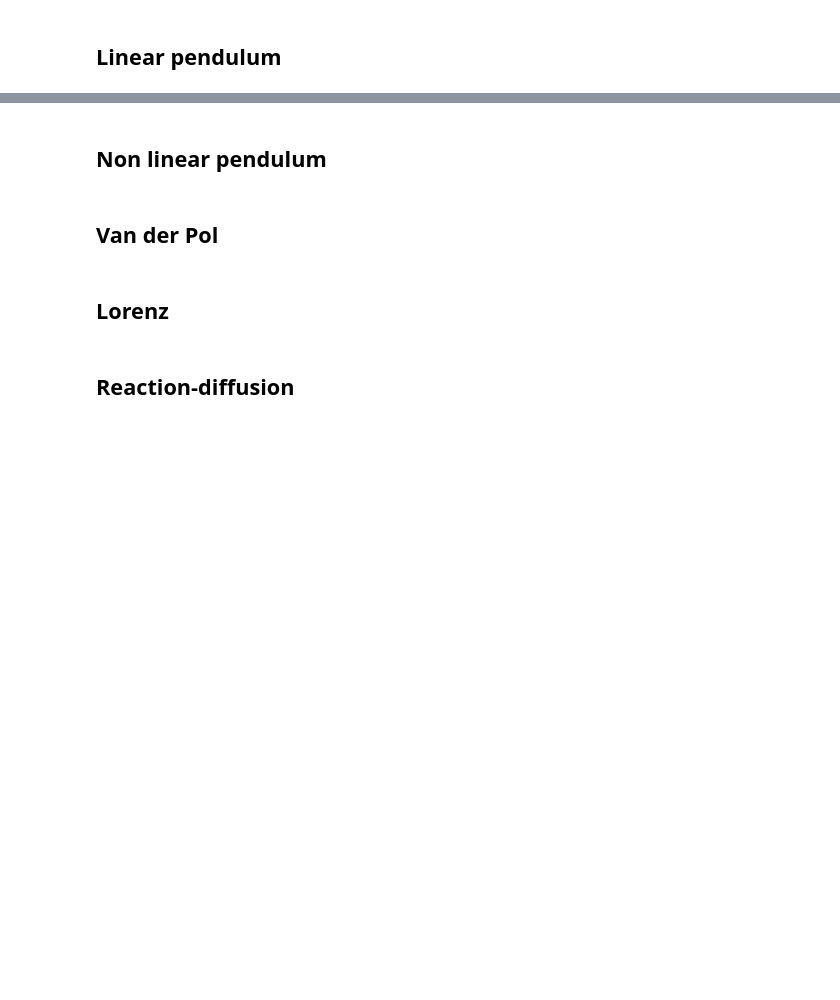
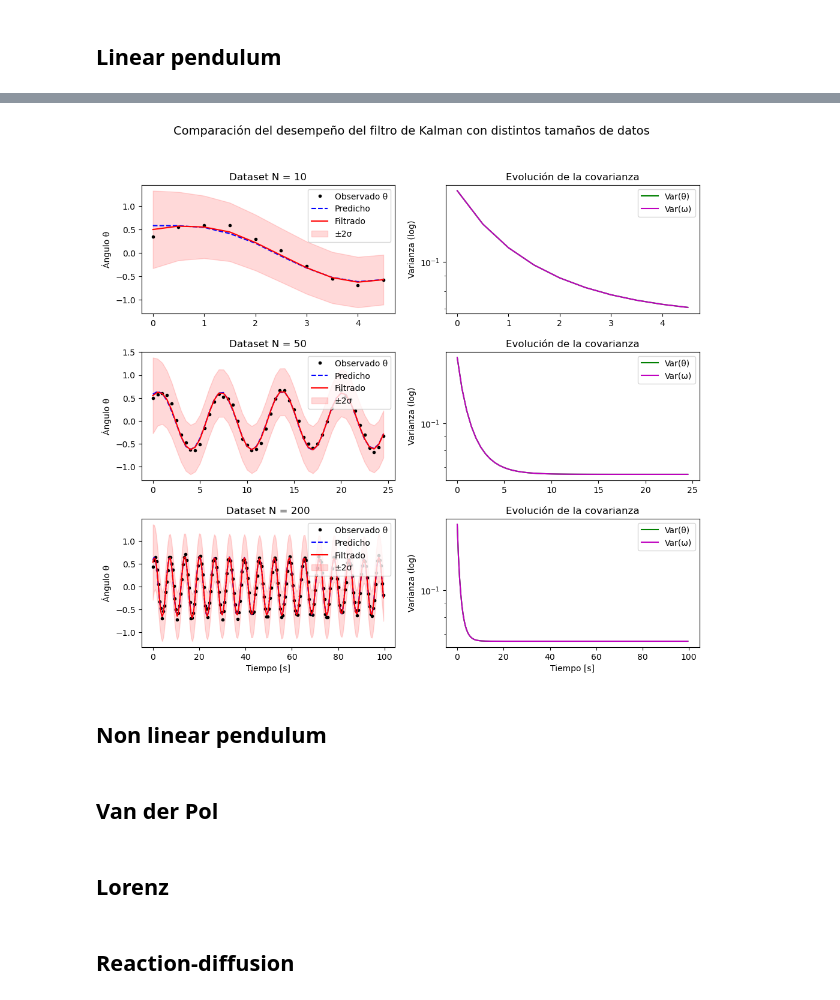
Before and after one commit to cnosa/Bayesian-Dynamical-Systems, a Jupyter notebook: Code/Galioto_Bayesian_sysyemID.ipynb, the cells around one changed output, grey strips where cells are left out. Cells and saved outputs as stored; diff of their text form; code cells hidden in the pictures; blank space fills up the shorter version.

```diff
--- a/Code/Galioto_Bayesian_sysyemID.ipynb
+++ b/Code/Galioto_Bayesian_sysyemID.ipynb
@@ -257,3 +519,62 @@ theta=[0.015 0.052], logprior=-6.033, loglike=-13.785, logpost=-19.818
+# %%
+fig, axs = plt.subplots(3, 2, figsize=(12, 10))
+plt.subplots_adjust(hspace=0.3)
+datasets_to_plot = ['N = 10', 'N = 50', 'N = 200']
+
+for i, ds_name in enumerate(datasets_to_plot):
+    data = datasets[ds_name]
+    t = data['t']
+    y = data['y']
+
+    # Corre el filtro
+    res = linearkalman(
+        theta=np.array([1.0, -1.0]),  # el valor verdadero
+        Y=y,
+        m0=m0,
+        P0=P0,
+        prior_logpdf=prior_logpdf,
+        A_fn=A,
+        H_fn=H,
+        Sigma_fn=Sigma,
+        Gamma_fn=Gamma
+    )
+
+    m_pred = res['m_pred']
+    m_filt = res['m_filt']
+    P_filt = res['P_filt']
+
+    # ---------- Subplot 1: trayectoria ----------
+    ax = axs[i, 0]
+    ax.plot(t, y[:, 0], 'ko', markersize=3, label='Observado θ')
+    ax.plot(t, m_pred[:, 0], 'b--', label='Predicho')
+    ax.plot(t, m_filt[:, 0], 'r-', label='Filtrado')
+    ax.fill_between(
+        t,
+        m_filt[:, 0] - 2*np.sqrt([P[0,0] for P in P_filt]),
+        m_filt[:, 0] + 2*np.sqrt([P[0,0] for P in P_filt]),
+        color='r', alpha=0.15, label='±2σ'
+    )
+    ax.set_title(f"Dataset {ds_name}")
+    ax.set_ylabel("Ángulo θ")
+    if i == 2:
+        ax.set_xlabel("Tiempo [s]")
+    ax.legend()
+
+    # ---------- Subplot 2: evolución de la incertidumbre ----------
+    ax = axs[i, 1]
+    ax.plot(t, [P[0,0] for P in P_filt], 'g', label='Var(θ)')
+    ax.plot(t, [P[1,1] for P in P_filt], 'm', label='Var(ω)')
+    ax.set_yscale('log')
+    ax.set_title("Evolución de la covarianza")
+    if i == 2:
+        ax.set_xlabel("Tiempo [s]")
+    ax.set_ylabel("Varianza (log)")
+    ax.legend()
+
+plt.suptitle("Comparación del desempeño del filtro de Kalman con distintos tamaños de datos", fontsize=14)
+plt.show()
+# %% [output]
+[figure, added]
 # %% [markdown]
 ## Non linear pendulum
 # %% [markdown]
```
Also changed, not shown: parts of 16 cells of this notebook.
